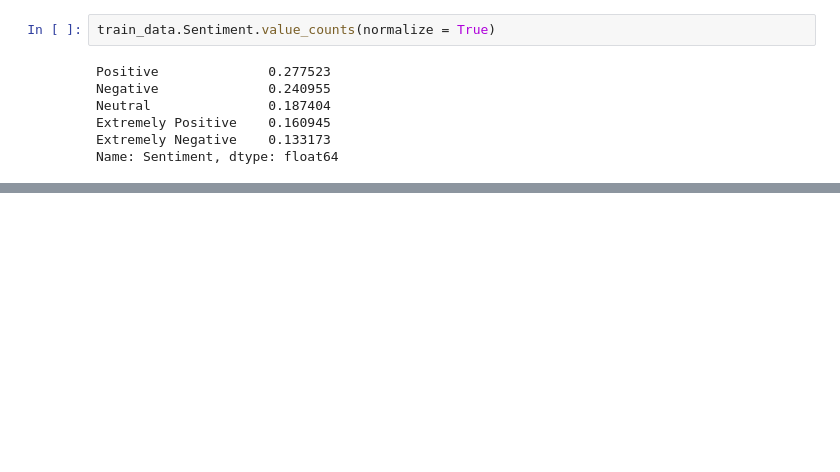
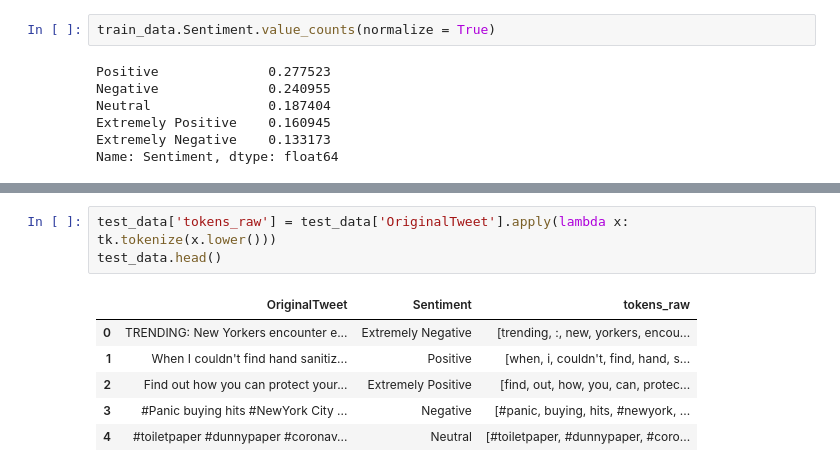
Before and after one commit to Asianspinmaster/cs39aa_project, a Jupyter notebook: project_part1.ipynb, the cells around one changed output, grey strips where cells are left out. Saved outputs shown, nothing was run; the diff lists cells and outputs as text; blank space fills up the shorter version.

```diff
--- a/project_part1.ipynb
+++ b/project_part1.ipynb
@@ -79,0 +77,10 @@ Name: Sentiment, dtype: float64
+# %%
+test_data['tokens_raw'] = test_data['OriginalTweet'].apply(lambda x: tk.tokenize(x.lower()))
+test_data.head()
+# %% [output]
+|  | OriginalTweet | Sentiment | tokens_raw |
+| 0 | TRENDING: New Yorkers encounter e... | Extremely Negative | [trending, :, new, yorkers, encou... |
+| 1 | When I couldn't find hand sanitiz... | Positive | [when, i, couldn't, find, hand, s... |
+| 2 | Find out how you can protect your... | Extremely Positive | [find, out, how, you, can, protec... |
+| 3 | #Panic buying hits #NewYork City ... | Negative | [#panic, buying, hits, #newyork, ... |
+| 4 | #toiletpaper #dunnypaper #coronav... | Neutral | [#toiletpaper, #dunnypaper, #coro... |
```
Also changed, not shown: parts of 31 cells of this notebook.
